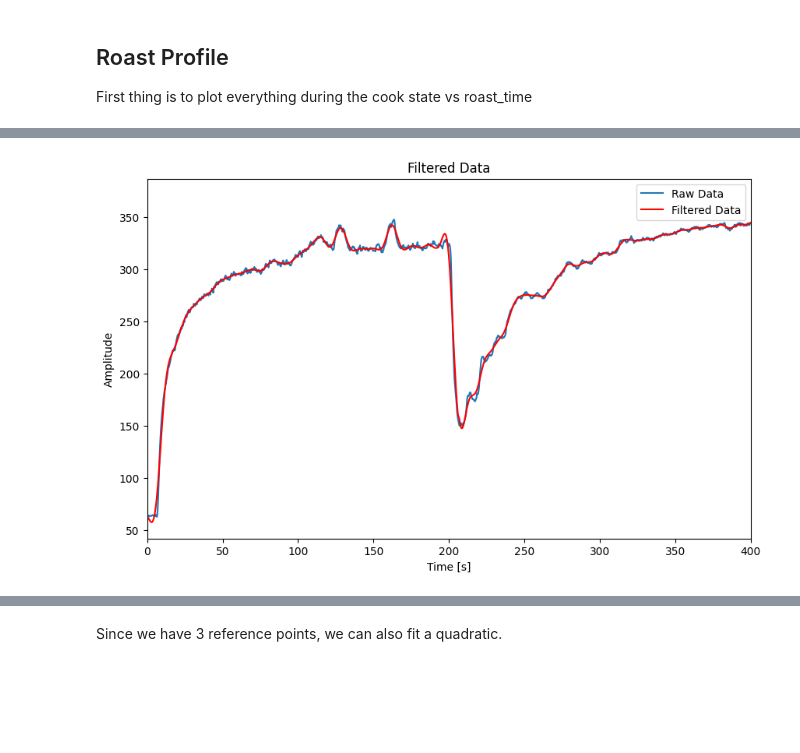
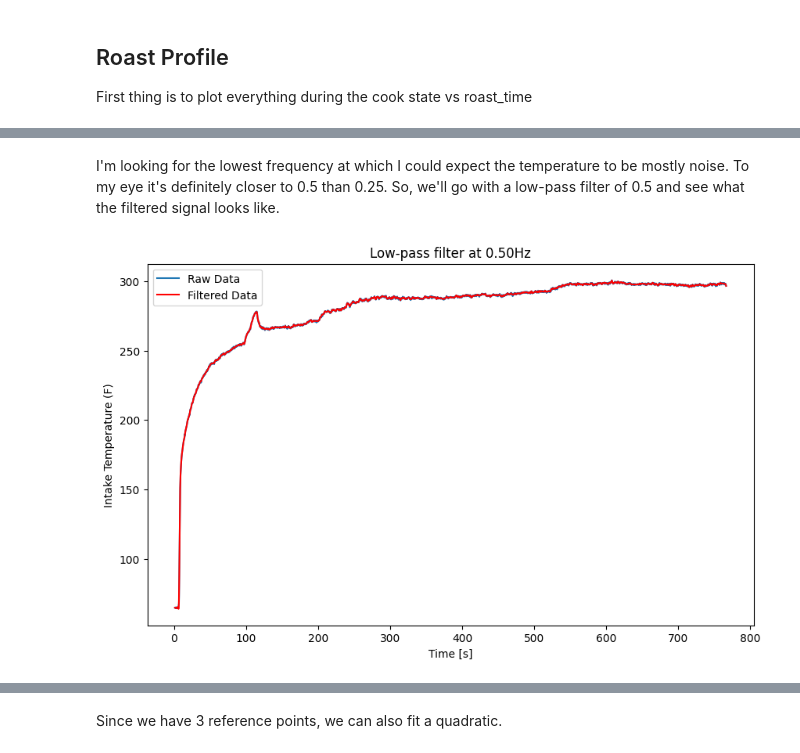
Before and after one commit to toddjobe/roastomatic, a Jupyter notebook: software/python/notebooks/first_roast_20250301.ipynb, the cells around one changed output, grey strips where cells are left out. Drawn from its saved outputs; the diff is of its cells as text; code cells hidden in the pictures; blank space fills up the shorter version.

```diff
--- a/software/python/notebooks/first_roast_20250301.ipynb
+++ b/software/python/notebooks/first_roast_20250301.ipynb
@@ -105,0 +137,17 @@ Text(0.5, 1.0, 'Power Spectrum (High-Frequency Noise)')
+# %%
+def high_pass_filter(data, cutoff_freq, fs, order=5):
+    """high-pass filter to remove low-frequency components"""
+    nyquist = 0.5 * fs
+    normal_cutoff = cutoff_freq / nyquist
+    b, a = butter(order, normal_cutoff, btype='high', analog=False)
+    y = filtfilt(b, a, data)
+    return y
+
+
+cutoff_freqs = [0.25, 0.5]
+for i, cutoff_freq in enumerate(cutoff_freqs):
+    plt.subplot(2,1,i+1)
+    filtered_signal = high_pass_filter(series, cutoff_freq, sampling_frequency_hz)
+    plot_power_spectrum(filtered_signal, sampling_frequency_hz)
+    plt.title(f"Power Spectrum (High-pass filter at {cutoff_freq:0.2f}Hz)")
+plt.tight_layout()
@@ -106,30 +156,26 @@ Text(0.5, 1.0, 'Power Spectrum (High-Frequency Noise)')
+# %% [markdown]
+I'm looking for the lowest frequency at which I could expect the temperature to be mostly noise.  To my eye it's definitely closer to 0.5 than 0.25.  So, we'll go with a low-pass filter of 0.5 and see what the filtered signal looks like.
 # %%
-
 # Define a low-pass filter
-def low_pass_filter(data, cutoff_freq, fs, order=5):
+def low_pass_filter(data, cutoff_freq, fs=sampling_frequency_hz, order=5):
     nyquist = 0.5 * fs
     normal_cutoff = cutoff_freq / nyquist
     b, a = butter(order, normal_cutoff, btype='low', analog=False)
     y = filtfilt(b, a, data)
     return y
 
-# Identify the cutoff frequency from the power spectrum plot
-cutoff_freq = 0.09 # Example cutoff frequency in Hz (adjust based on your analysis)
-fs = 1 / (time[1] - time[0])  # Sampling frequency
-
 # Apply the low-pass filter
-filtered_signal = low_pass_filter(series, cutoff_freq, fs)
+cutoff_freq = 0.5
+filtered_signal = low_pass_filter(series, cutoff_freq)
 
 # Plot the filtered data
 plt.figure(figsize=(10, 6))
-plt.plot(time, series, label='Raw Data')
-plt.plot(time, filtered_signal, label='Filtered Data', color='red')
+plt.plot(df_regular['total_time'], series, label='Raw Data')
+plt.plot(df_regular['total_time'], filtered_signal, label='Filtered Data', color='red')
 plt.xlabel('Time [s]')
-plt.ylabel('Amplitude')
-plt.title('Filtered Data')
-
-plt.xlim((0,400))
+plt.ylabel('Intake Temperature (F)')
+plt.title(f'Low-pass filter at {cutoff_freq:0.2f}Hz')
 plt.legend()
 plt.show()
 # %% [output]
-[figure, old version]
+[figure, new version]
```
Also changed, not shown: parts of 24 cells of this notebook, 1 other file.
